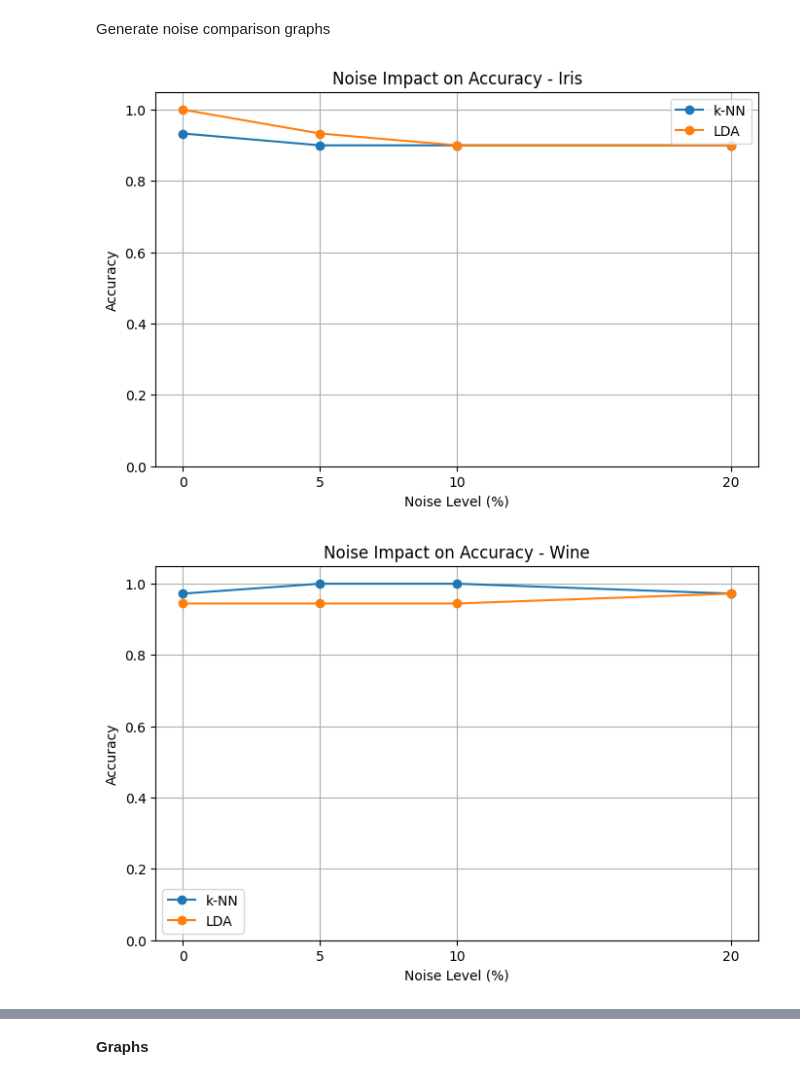
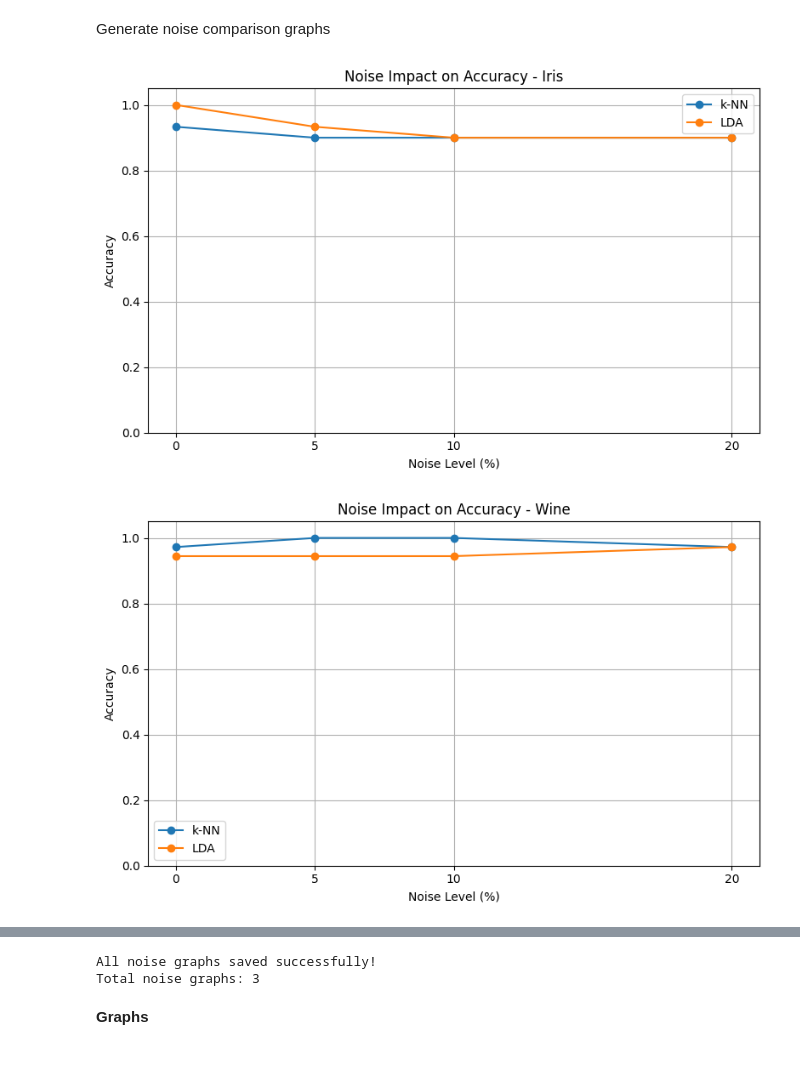
Before and after one commit to smithavagdevikota/Knn-vs-Lda-learning-curve-analysis, a Jupyter notebook: ML_Project.ipynb, the cells around one changed output, grey strips where cells are left out. Cells and saved outputs as stored; diff of their text form; code cells hidden in the pictures.

```diff
--- a/ML_Project.ipynb
+++ b/ML_Project.ipynb
@@ -636,6 +651,9 @@ learning curves for all three datasets
 # %%
 
 import matplotlib.pyplot as plt
+import os
+
+os.makedirs("graphs", exist_ok=True)
 
 # Four evaluation metrics
 metrics = ["Accuracy", "Precision", "Recall", "F1-score"]
@@ -643,7 +661,7 @@ metrics = ["Accuracy", "Precision", "Recall", "F1-score"]
 # Three datasets
 datasets_list = training_results_df["Dataset"].unique()
 
-# Generate graphs
+# Generate and save separate graphs
 for metric in metrics:
 
     for dataset in datasets_list:
@@ -678,7 +696,23 @@ for metric in metrics:
         plt.legend()
         plt.grid(True)
         plt.tight_layout()
+
+        # Create a unique filename for every graph
+        dataset_name = dataset.replace(" ", "_")
+
+        filename = f"graphs/{metric}_{dataset_name}.png"
+
+        plt.savefig(
+            filename,
+            dpi=300,
+            bbox_inches="tight"
+        )
+
         plt.show()
+        plt.close()
+
+print("All learning-curve graphs saved successfully!")
+print("Total graphs:", len(os.listdir("graphs")))
 # %% [output]
 [figure]
 [figure]
@@ -868,37 +904,58 @@ files.download("Noise_Comparison_Results.csv")
 # %% [markdown]
 Generate noise comparison graphs
 # %%
+
 import matplotlib.pyplot as plt
+import os
+
+os.makedirs("graphs", exist_ok=True)
 
 for dataset in noise_results_df["Dataset"].unique():
 
     data = noise_results_df[
         noise_results_df["Dataset"] == dataset
     ]
 
     plt.figure(figsize=(8, 5))
 
     for algorithm in ["k-NN", "LDA"]:
 
         algo_data = data[
             data["Algorithm"] == algorithm
-        ]
+        ].sort_values("Noise Level (%)")
 
         plt.plot(
             algo_data["Noise Level (%)"],
             algo_data["Accuracy"],
             marker="o",
             label=algorithm
         )
 
     plt.title(f"Noise Impact on Accuracy - {dataset}")
     plt.xlabel("Noise Level (%)")
     plt.ylabel("Accuracy")
     plt.xticks(noise_levels)
     plt.ylim(0, 1.05)
     plt.legend()
     plt.grid(True)
+    plt.tight_layout()
+
+    # Unique filename for each dataset
+    dataset_name = dataset.replace(" ", "_")
+
+    filename = f"graphs/Noise_Comparison_{dataset_name}.png"
+
+    plt.savefig(
+        filename,
+        dpi=300,
+        bbox_inches="tight"
+    )
+
     plt.show()
+    plt.close()
+
+print("All noise graphs saved successfully!")
+print("Total noise graphs:", len(noise_results_df["Dataset"].unique()))
 # %% [output]
-[figure, old version]
+[figure, new version]
-[figure, old version]
+[figure, new version]
@@ -906,3 +963,5 @@ for dataset in noise_results_df["Dataset"].unique():
+All noise graphs saved successfully!
+Total noise graphs: 3
 # %% [markdown]
 **Graphs**
 # %% [markdown]
```
Also changed, not shown: parts of 13 cells of this notebook.
